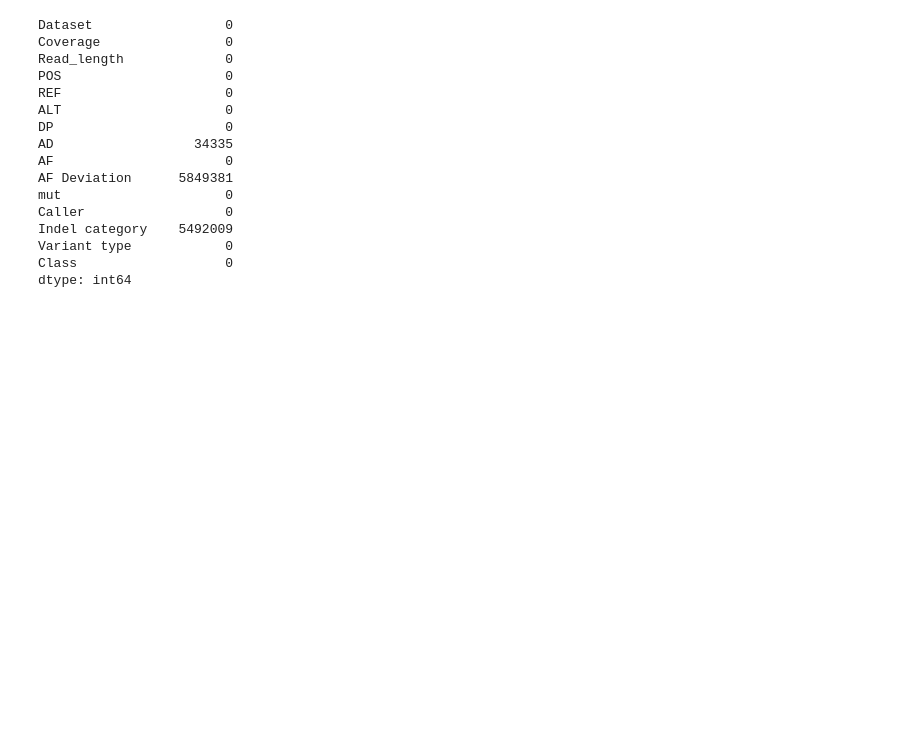
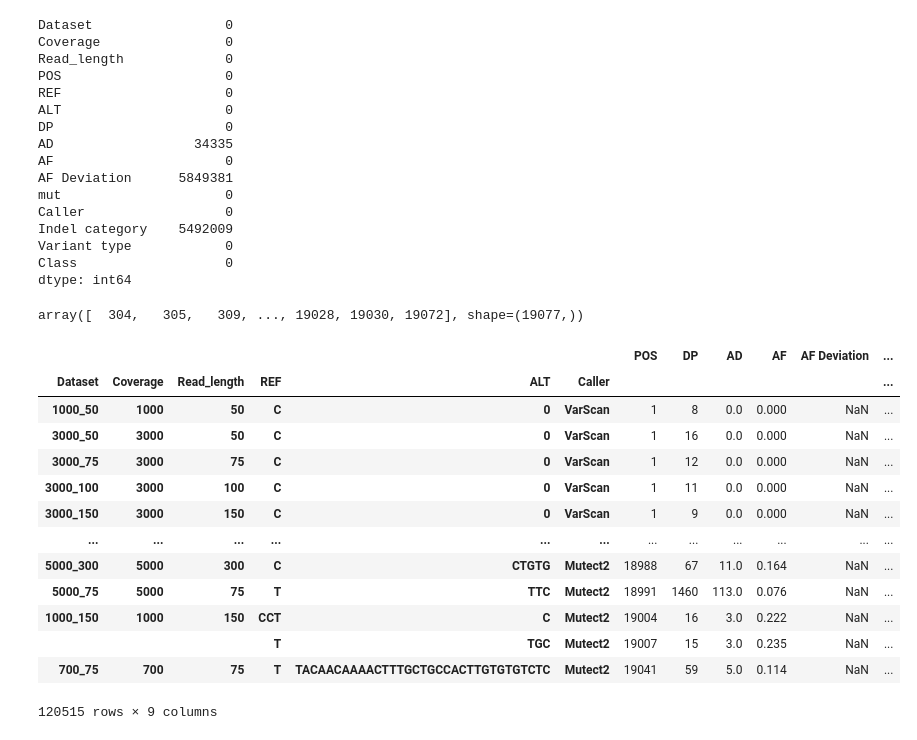
Before and after one commit to thodkatz/synth4bench, a Jupyter notebook: playground.ipynb, the cells around one changed output. Drawn from its saved outputs; the diff is of its cells as text; code cells hidden in the pictures; blank space fills up the shorter version.

```diff
--- a/playground.ipynb
+++ b/playground.ipynb
@@ -37,3 +148,29 @@ Indel category    5492009
 Variant type            0
 Class                   0
 dtype: int64
+# %%
+df["POS"].unique()
+# %% [output]
+array([  304,   305,   309, ..., 19028, 19030, 19072], shape=(19077,))
+# %%
+df[df["Class"].isin(["FP"])].set_index(["Dataset", "Coverage", "Read_length", "REF", "ALT", "Caller"])
+# what is ALT 0?
+# if class is FP, are there some callers that were able to catch it?
+# if there is a record of an FP due to a caller, while the rest don't register anything, can we assume that for that site
+# the AF of the non registered callers is 0, meaning that there is no variant present? No that's wrong, it is different
+# claiming no variant present and 0 AF.
+# %% [output]
+|  |  |  |  |  |  | POS | DP | AD | AF | AF Deviation | ... |
+| Dataset | Coverage | Read_length | REF | ALT | Caller |  |  |  |  |  | ... |
+| 1000_50 | 1000 | 50 | C | 0 | VarScan | 1 | 8 | 0.0 | 0.000 | NaN | ... |
+| 3000_50 | 3000 | 50 | C | 0 | VarScan | 1 | 16 | 0.0 | 0.000 | NaN | ... |
+| 3000_75 | 3000 | 75 | C | 0 | VarScan | 1 | 12 | 0.0 | 0.000 | NaN | ... |
+| 3000_100 | 3000 | 100 | C | 0 | VarScan | 1 | 11 | 0.0 | 0.000 | NaN | ... |
+| 3000_150 | 3000 | 150 | C | 0 | VarScan | 1 | 9 | 0.0 | 0.000 | NaN | ... |
+| ... | ... | ... | ... | ... | ... | ... | ... | ... | ... | ... | ... |
+| 5000_300 | 5000 | 300 | C | CTGTG | Mutect2 | 18988 | 67 | 11.0 | 0.164 | NaN | ... |
+| 5000_75 | 5000 | 75 | T | TTC | Mutect2 | 18991 | 1460 | 113.0 | 0.076 | NaN | ... |
+| 1000_150 | 1000 | 150 | CCT | C | Mutect2 | 19004 | 16 | 3.0 | 0.222 | NaN | ... |
+|  |  |  | T | TGC | Mutect2 | 19007 | 15 | 3.0 | 0.235 | NaN | ... |
+| 700_75 | 700 | 75 | T | TACAACAAAACTTTGCTGCCACTTGTGTGTCTC | Mutect2 | 19041 | 59 | 5.0 | 0.114 | NaN | ... |
+120515 rows × 9 columns
```
Also changed, not shown: parts of 15 cells of this notebook, 3 other files.
